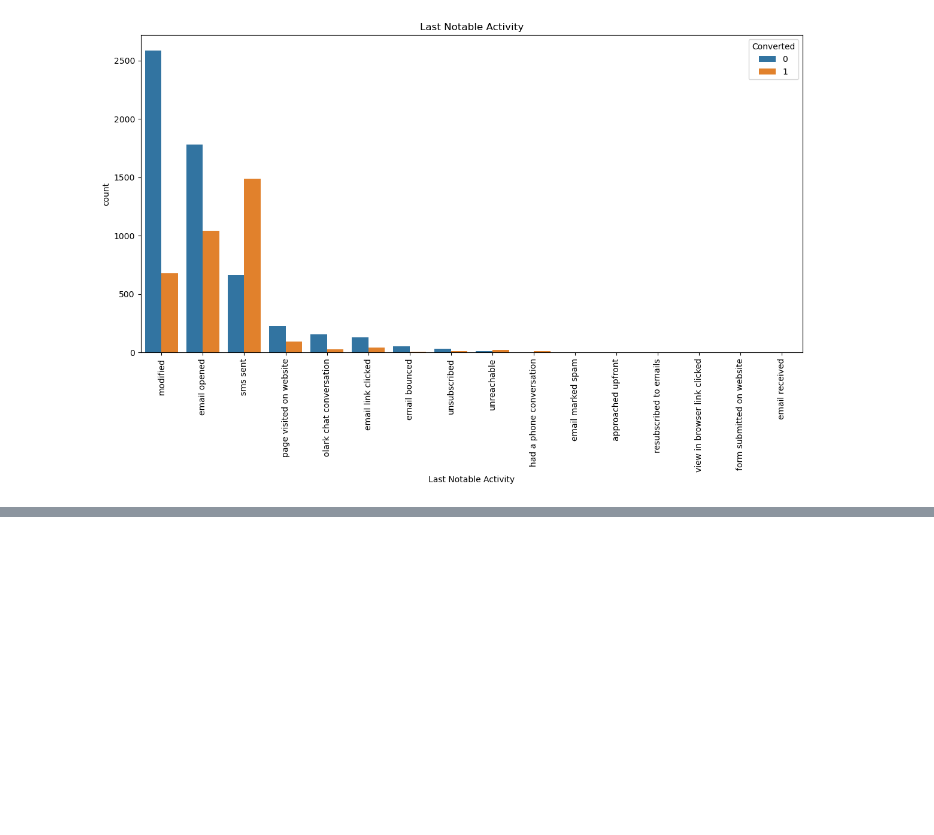
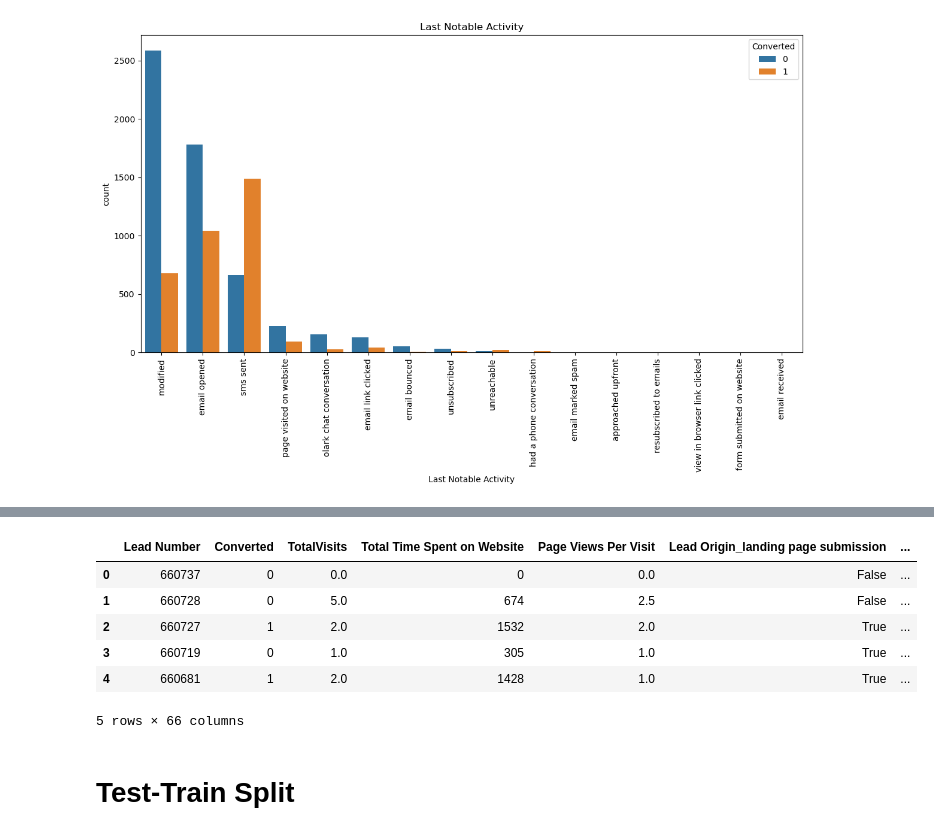
Before and after one commit to PrakNew/Lead-Scoring-Upgrad, a Jupyter notebook: lead_scoring_case_study.ipynb, the cells around one changed output, grey strips where cells are left out. Saved outputs shown, nothing was run; the diff lists cells and outputs as text; code cells hidden in the pictures; blank space fills up the shorter version.

```diff
--- a/lead_scoring_case_study.ipynb
+++ b/lead_scoring_case_study.ipynb
@@ -440,0 +480,30 @@ plt.show()
+# %%
+# Define columns to drop - these are the original categorical columns that we created dummies for,
+# plus other columns we don't need for modeling
+columns_to_drop = [
+    # Original categorical columns that were dummy encoded
+    'Lead Origin', 'Lead Source', 'Do Not Email', 'Do Not Call', 'Last Activity',
+    'What is your current occupation', 'A free copy of Mastering The Interview',
+    'Last Notable Activity',
+
+    # Other unused columns
+    'Country',
+    'What matters most to you in choosing a course',
+    'Search', 'Newspaper Article', 'X Education Forums', 'Newspaper',
+    'Digital Advertisement', 'Through Recommendations'
+]
+
+# Drop the columns and update dummy_lead_data
+dummy_lead_data = dummy_lead_data.drop(columns=columns_to_drop, axis=1)
+# %%
+dummy_lead_data.head()
+# %% [output]
+|  | Lead Number | Converted | TotalVisits | Total Time Spent on Website | Page Views Per Visit | Lead Origin_landing page submission | ... |
+| 0 | 660737 | 0 | 0.0 | 0 | 0.0 | False | ... |
+| 1 | 660728 | 0 | 5.0 | 674 | 2.5 | False | ... |
+| 2 | 660727 | 1 | 2.0 | 1532 | 2.0 | True | ... |
+| 3 | 660719 | 0 | 1.0 | 305 | 1.0 | True | ... |
+| 4 | 660681 | 1 | 2.0 | 1428 | 1.0 | True | ... |
+5 rows × 66 columns
+# %% [markdown]
+# Test-Train Split
```
Also changed, not shown: parts of 11 cells of this notebook.
